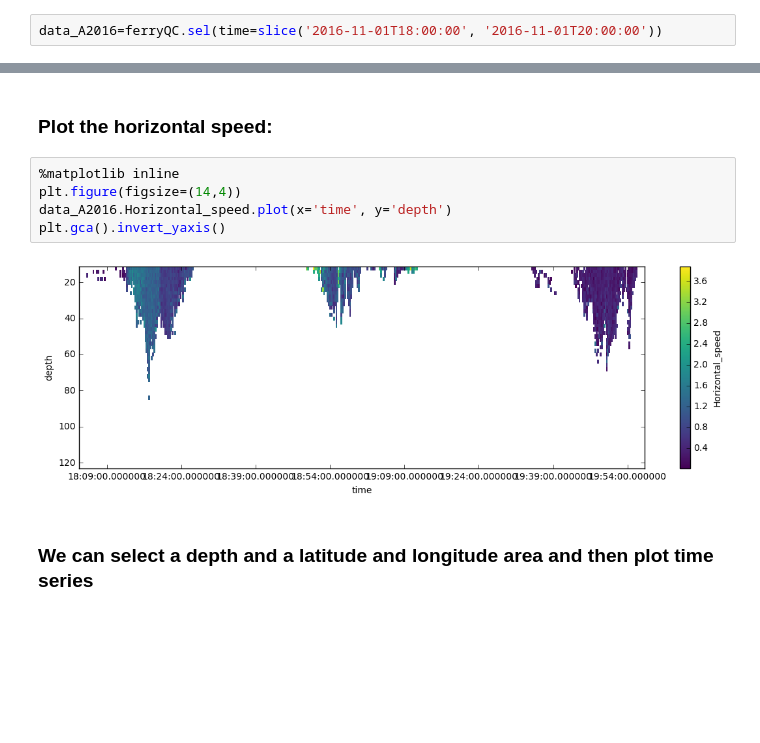
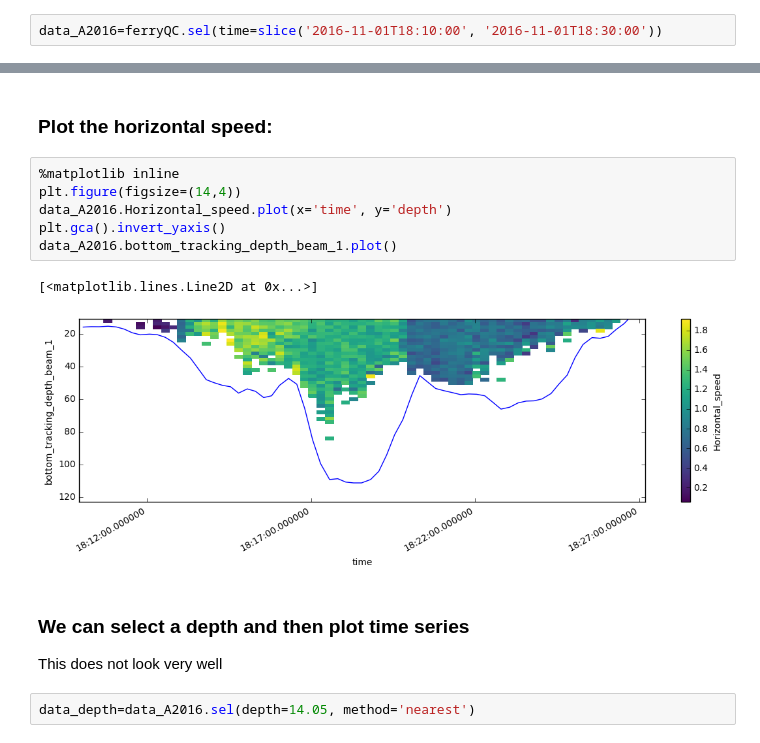
Before and after one commit to mguerrap/tydal, a Jupyter notebook: Data/data_download/FerryDataExploration.ipynb, the cells around one changed output, grey strips where cells are left out. Cells and saved outputs as stored; diff of their text form; blank space fills up the shorter version.

Commit message:
extended notebook on ferry data exploration

```diff
--- a/Data/data_download/FerryDataExploration.ipynb
+++ b/Data/data_download/FerryDataExploration.ipynb
@@ -65,7 +65,7 @@ Attributes:
 ### Pick a time in which you want to see the ferry data
 This will slice the entire data set to the selected time
 # %%
-data_A2016=ferryQC.sel(time=slice('2016-11-01T18:00:00', '2016-11-01T20:00:00'))
+data_A2016=ferryQC.sel(time=slice('2016-11-01T18:10:00', '2016-11-01T18:30:00'))
 # %%
 data_A2016.Horizontal_speed
 # %% [output]
@@ -85,9 +85,15 @@ Coordinates:
 # %%
 %matplotlib inline
 plt.figure(figsize=(14,4))
 data_A2016.Horizontal_speed.plot(x='time', y='depth')
 plt.gca().invert_yaxis()
+data_A2016.bottom_tracking_depth_beam_1.plot()
 # %% [output]
+[<matplotlib.lines.Line2D at 0x...>]
-[figure, old version]
+[figure, new version]
 # %% [markdown]
-### We can select a depth and a latitude and longitude area and then plot time series
+### We can select a depth and then plot time series
+
+This does not look very well
+# %%
+data_depth=data_A2016.sel(depth=14.05, method='nearest')
```
Also changed, not shown: parts of 5 cells of this notebook, 1 other file.
